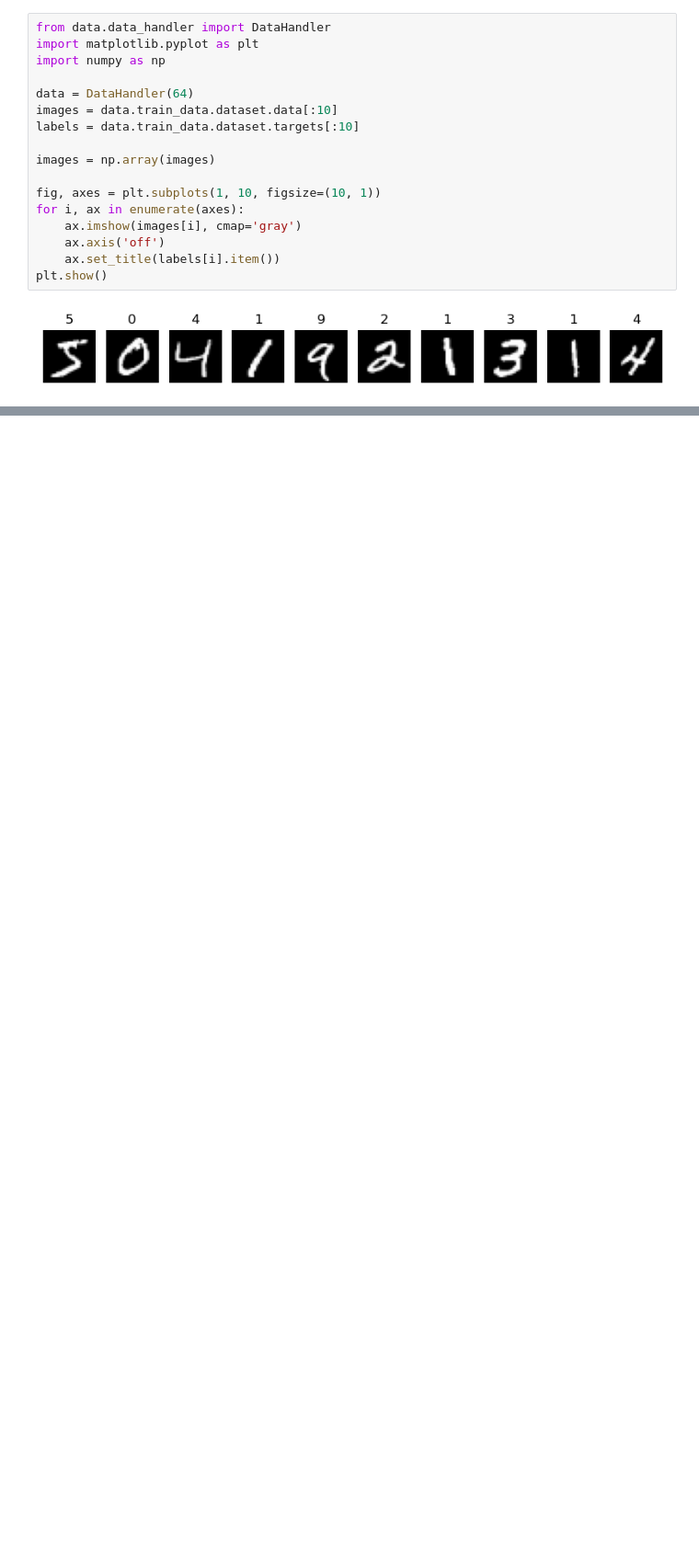
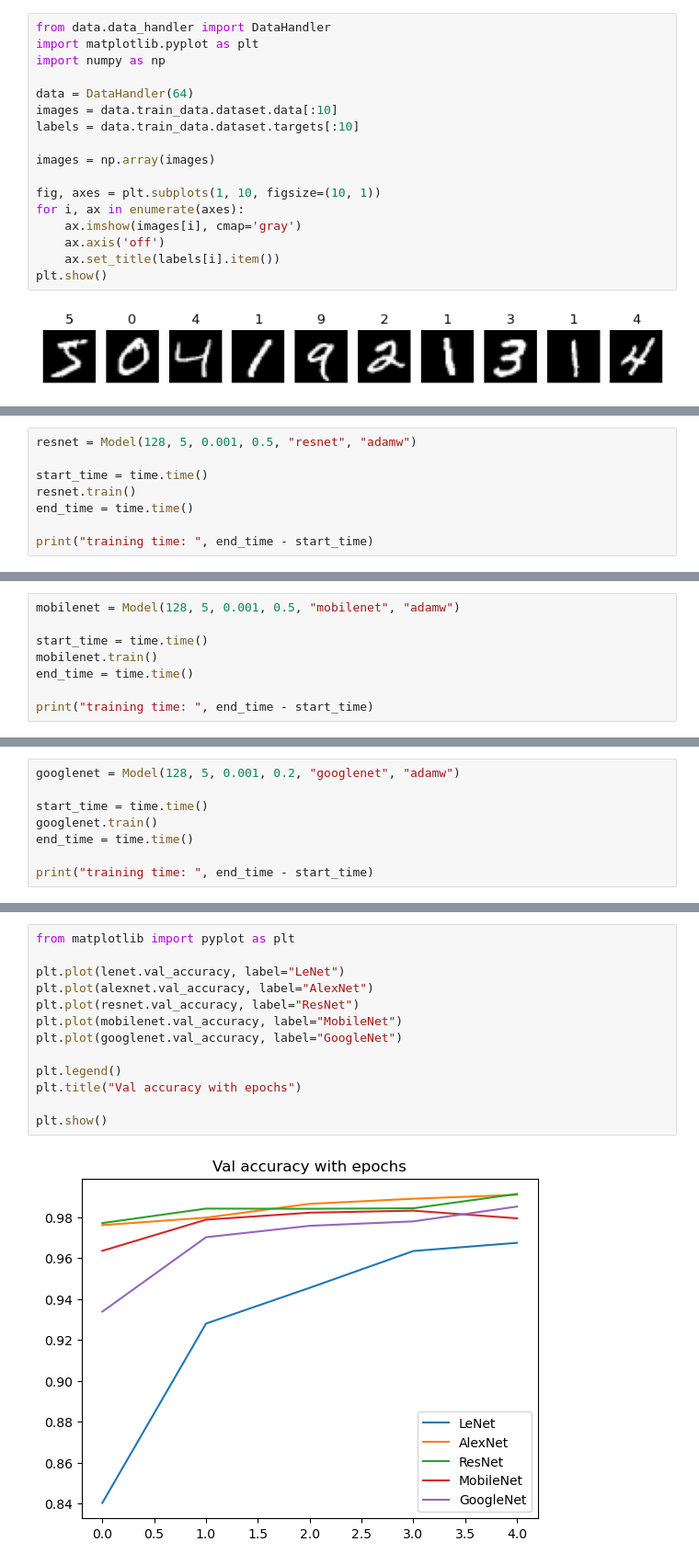
Before and after one commit to GentleCold/cnn_mnist, a Jupyter notebook: analyse.ipynb, the cells around one changed output, grey strips where cells are left out. Shown at 92% size. Drawn from its saved outputs; the diff is of its cells as text; blank space fills up the shorter version.

```diff
--- a/analyse.ipynb
+++ b/analyse.ipynb
@@ -19,0 +151,8 @@ plt.show()
+# %%
+resnet = Model(128, 5, 0.001, 0.5, "resnet", "adamw")
+
+start_time = time.time()
+resnet.train()
+end_time = time.time()
+
+print("training time: ", end_time - start_time)
@@ -19,0 +209,8 @@ plt.show()
+# %%
+mobilenet = Model(128, 5, 0.001, 0.5, "mobilenet", "adamw")
+
+start_time = time.time()
+mobilenet.train()
+end_time = time.time()
+
+print("training time: ", end_time - start_time)
@@ -19,0 +267,8 @@ plt.show()
+# %%
+googlenet = Model(128, 5, 0.001, 0.2, "googlenet", "adamw")
+
+start_time = time.time()
+googlenet.train()
+end_time = time.time()
+
+print("training time: ", end_time - start_time)
@@ -19,0 +337,15 @@ plt.show()
+# %%
+from matplotlib import pyplot as plt
+
+plt.plot(lenet.val_accuracy, label="LeNet")
+plt.plot(alexnet.val_accuracy, label="AlexNet")
+plt.plot(resnet.val_accuracy, label="ResNet")
+plt.plot(mobilenet.val_accuracy, label="MobileNet")
+plt.plot(googlenet.val_accuracy, label="GoogleNet")
+
+plt.legend()
+plt.title("Val accuracy with epochs")
+
+plt.show()
+# %% [output]
+[figure, added]
```
Also changed, not shown: parts of 19 cells of this notebook, 26 other files.
